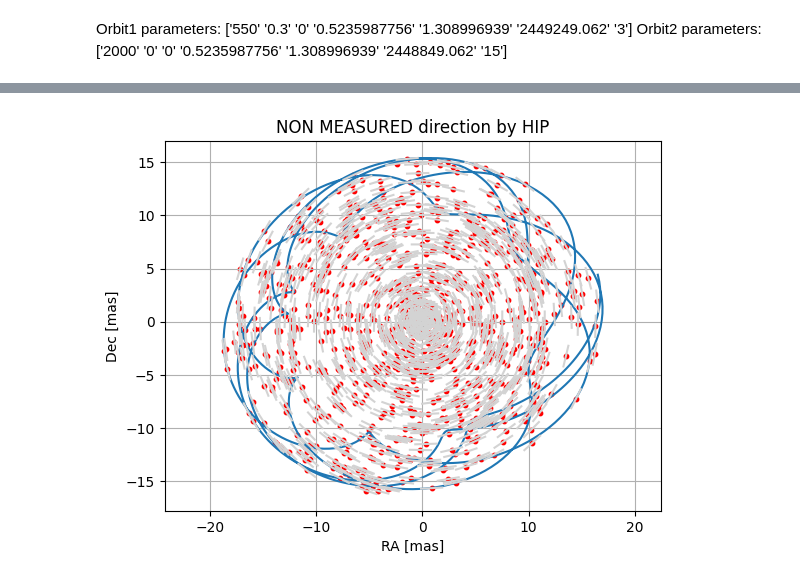
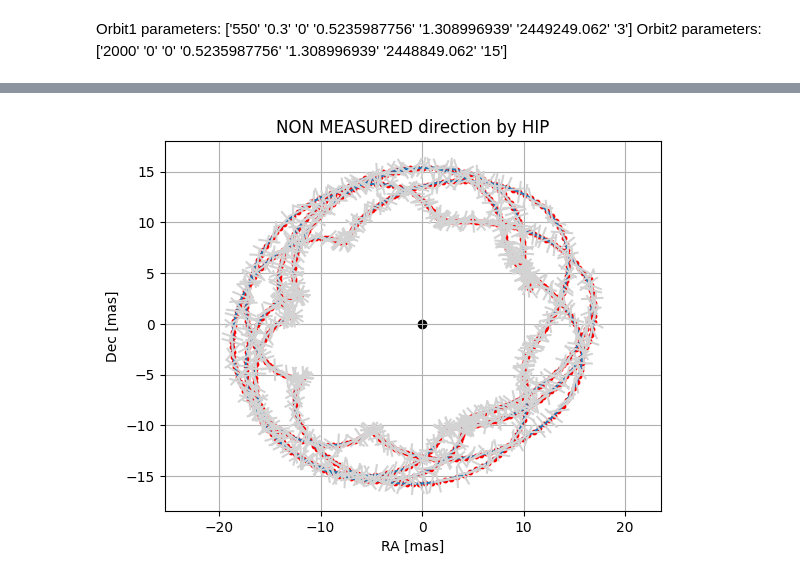
Before and after one commit to TSchiwy/ExTRA, a Jupyter notebook: ExAMPLE/tutorial.ipynb, the cells around one changed output, grey strips where cells are left out. Drawn from its saved outputs; the diff is of its cells as text; code cells hidden in the pictures.

```diff
--- a/ExAMPLE/tutorial.ipynb
+++ b/ExAMPLE/tutorial.ipynb
@@ -110,5 +110,5 @@ x0=np.append(np.concatenate(two_planets),np.zeros(5))
 x0_bad=np.append(np.concatenate(two_planets_err),np.ones(5))
 
 bnds=(500,600),(0,0.7),(0,np.pi),(0,np.pi),(0,np.pi),(ex.J1991()-5000,ex.J1991()+5000),(1,40),(1900,2100),(0,0.9),(0,np.pi),(0,np.pi),(0,np.pi),(ex.J1991()-5000,ex.J1991()+5000),(1,40),(-10,10),(-10,10),(-10,10),(-10,10),(-10,10)
-fit_2planets(x0,hip_ad)
+fit_2planets(x0_bad,hip_ad)
 # %% [output]
@@ -118,5 +118,5 @@ np.float64(3064.095722712321)
 from scipy.optimize import minimize
 
 
-fin=minimize(fit_2planets,x0_bad,args=(hip_ad),bounds=bnds,method="Nelder-mead",options={"maxiter":1e5},tol=1e-10)
+fin=minimize(fit_2planets,x0,args=(hip_ad),bounds=bnds,method="Nelder-mead",options={"maxiter":1e5},tol=1e-10)
 # %% [output]
@@ -160,13 +140,25 @@ fin
+# %%
+two_planets_fit=np.array(np.split(fin.x[:-5],2))
+# %%
+orb=ex.orbit_total(two_planets_fit,t_hip)
+residuals=ex.abs_res(hip_ad[-2],fin.x[-5:],np.zeros(5),hip_ad)
+res_final=residuals-(hip_ad[0]*orb[0]+hip_ad[1]*orb[1])
+
+
+
+o=ex.res_to_orbit(res_final,hip_ad,two_planets_fit)
 # %%
 x_sol,y_sol=ex.orbit_total(two_planets,t_hip)
 plt.plot(x_sol,y_sol)
-ex.plot_hip(x,x_err,y,y_err,s=10)
+#ex.plot_hip(x,x_err,y,y_err,s=10)
 plt.title("NON MEASURED direction by HIP")
 plt.xlabel("RA [mas]")
 plt.ylabel("Dec [mas]")
 plt.scatter(0,0,color="k")
 plt.axis("equal")
+ex.plot_hip(*o)
+
 plt.grid()
 plt.show()
 # %% [output]
-[figure, old version]
+[figure, new version]
```
Also changed, not shown: parts of 4 cells of this notebook, 13 other files.
